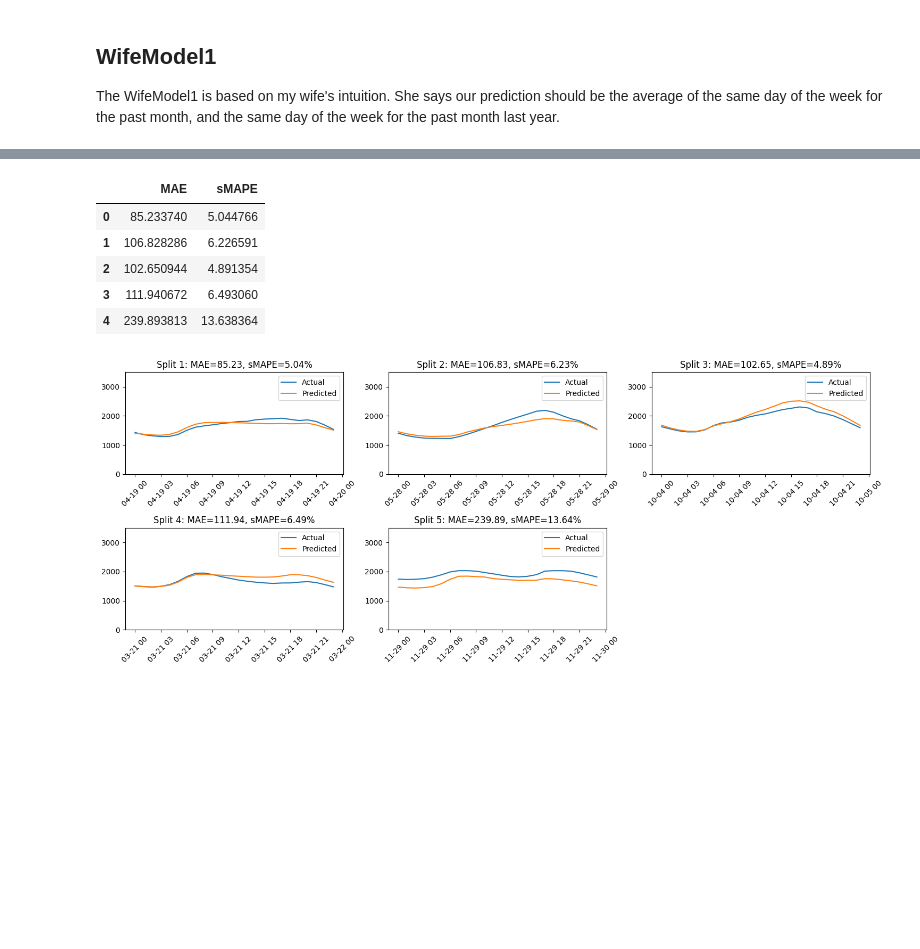
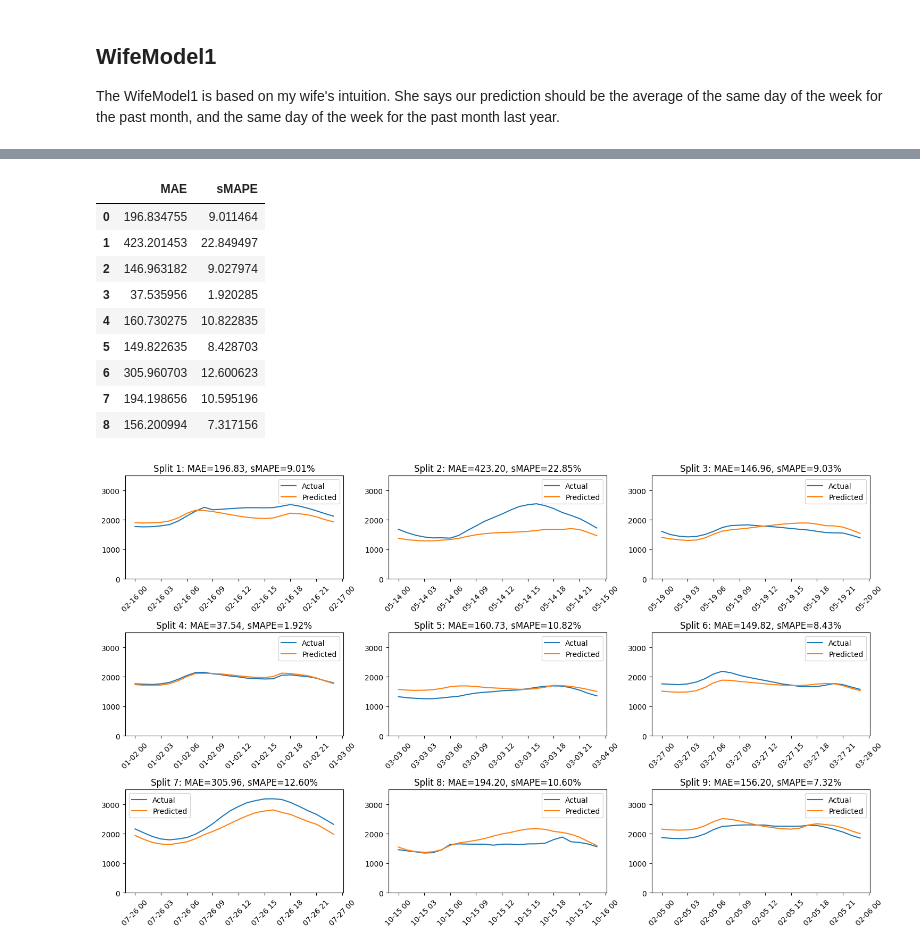
Before and after one commit to hankehly/adhoc-energy-analytics, a Jupyter notebook: notebooks/202503151107_load_forecasting.ipynb, the cells around one changed output, grey strips where cells are left out. Cells and saved outputs as stored; diff of their text form; code cells hidden in the pictures; blank space fills up the shorter version.

```diff
--- a/notebooks/202503151107_load_forecasting.ipynb
+++ b/notebooks/202503151107_load_forecasting.ipynb
@@ -349,7 +349,7 @@ y = df["KCPL Actual Load (MW)"]
 valid_dates = df.index.normalize().unique()
 
 # Define parameters
-n_splits = 5  # Number of cross-validation splits
+n_splits = 9  # Number of cross-validation splits
 train_days = 365 * 2  # Fixed training window size (e.g., 2 years)
 gap_days = 1  # One-day gap between training and testing
 test_days = 1  # Always 1 day (24-hour test window)
@@ -493,7 +496,7 @@ for i, (train_index, test_index) in enumerate(custom_splits):
         f"Split {i+1}: Test {y_test.index.min().strftime('%Y-%m-%d %H:%M')} to {y_test.index.max().strftime('%Y-%m-%d %H:%M')},\nMAE={mae:.2f}, sMAPE={smape_value:.2f}%"
     )
     axes[i].legend()
-    axes[i].set_ylim(0, 3500)
+    axes[i].set_ylim(0, 4000)
     axes[i].tick_params(axis="x", rotation=45)
 
 # Remove unused subplots if any exist
@@ -592,11 +589,6 @@ axes = axes.flatten()
 for i, (train_index, test_index) in enumerate(custom_splits):
     X_train, X_test = X.loc[train_index], X.loc[test_index]
     y_train, y_test = y.loc[train_index], y.loc[test_index]
-
-    print(
-        f"Split {i+1}: Training on {len(X_train)} samples from date range {X_train.index.min()} to {X_train.index.max()}, testing on {len(X_test)} "
-        f"samples from date range {X_test.index.min()} to {X_test.index.max()}"
-    )
 
     # Train the model on past data
     model = WifeModel1()
@@ -638,7 +625,11 @@ Split 5: Training on 15552 samples from date range 2022-11-29 00:00:00 to 2024-1
 |  | MAE | sMAPE |
-| 0 | 85.233740 | 5.044766 |
-| 1 | 106.828286 | 6.226591 |
-| 2 | 102.650944 | 4.891354 |
-| 3 | 111.940672 | 6.493060 |
-| 4 | 239.893813 | 13.638364 |
+| 0 | 196.834755 | 9.011464 |
+| 1 | 423.201453 | 22.849497 |
+| 2 | 146.963182 | 9.027974 |
+| 3 | 37.535956 | 1.920285 |
+| 4 | 160.730275 | 10.822835 |
+| 5 | 149.822635 | 8.428703 |
+| 6 | 305.960703 | 12.600623 |
+| 7 | 194.198656 | 10.595196 |
+| 8 | 156.200994 | 7.317156 |
-[figure, old version]
+[figure, new version]
```
Also changed, not shown: parts of 4 cells of this notebook.
